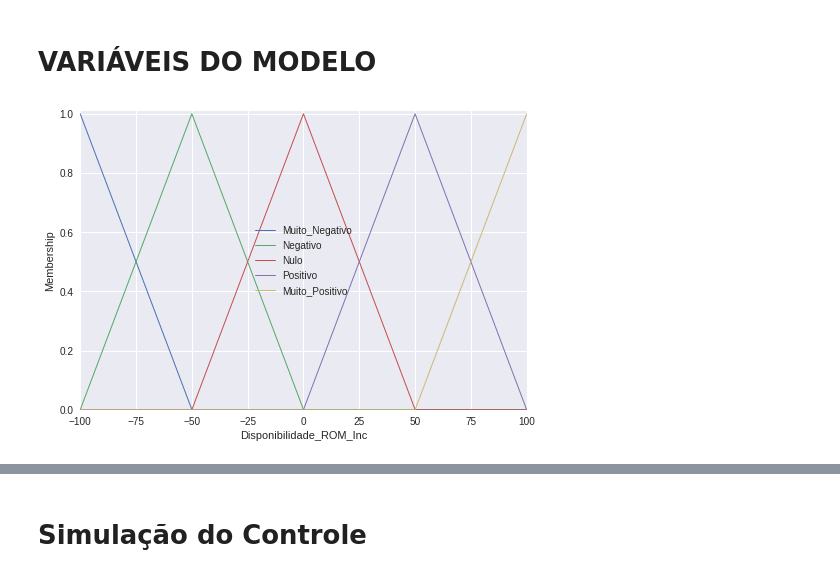
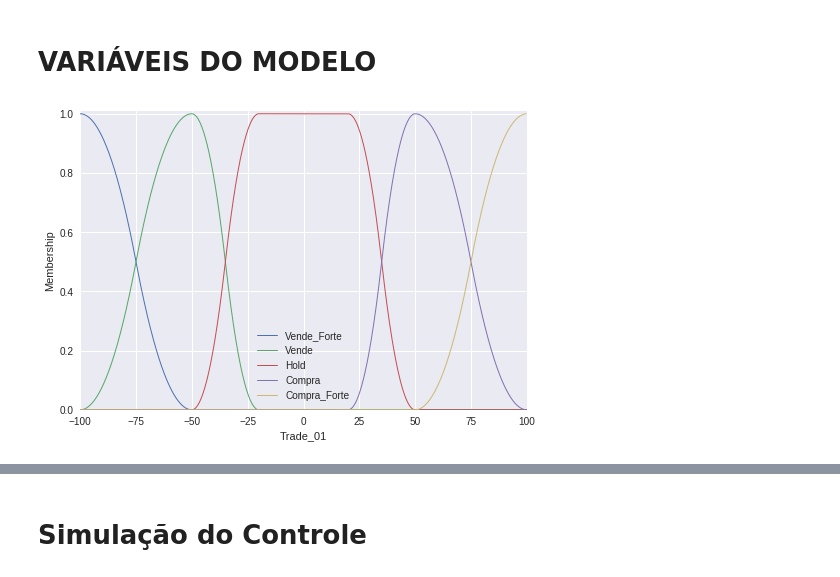
Before and after one commit to thimotio/ExpertSystem, a Jupyter notebook: Fuzzy_ExperSystem_Stocks.ipynb, the cells around one changed output, grey strips where cells are left out. Cells and saved outputs as stored; diff of their text form; code cells hidden in the pictures.

```diff
--- a/Fuzzy_ExperSystem_Stocks.ipynb
+++ b/Fuzzy_ExperSystem_Stocks.ipynb
@@ -272,4 +300,19 @@ Disponibilidade_ROM_Inc = NewConsequenceFuzzy_Triangular("Disponibilidade_ROM_In
+# %%
+#Imputs
+
+Names = ['Baixo', 'Medio', 'Alto']
+PriceBands = NewAntecedentFuzzy_Exponencial("PriceBands", -100, 100, 0.01 , Names)
+
+
+Names = ['Reduzindo', 'Estavel', 'Aumentando']
+MACD_Diff = NewAntecedentFuzzy_Central("MACD_Diff", -100, 100, 0.01, 0.1, Names)
+
+
+
+#Outputs
+Names = ['Vende_Forte', 'Vende', 'Hold', 'Compra', 'Compra_Forte']
+Trade_01 = NewConsequenceFuzzy_Central("Trade_01", -100, 100, 0.1, 0.1, Names)
 # %%
-Disponibilidade_ROM_Inc.view()
+Trade_01.view()
 # %% [output]
-[figure, old version]
+[figure, new version]
```
Also changed, not shown: parts of 48 cells of this notebook.
